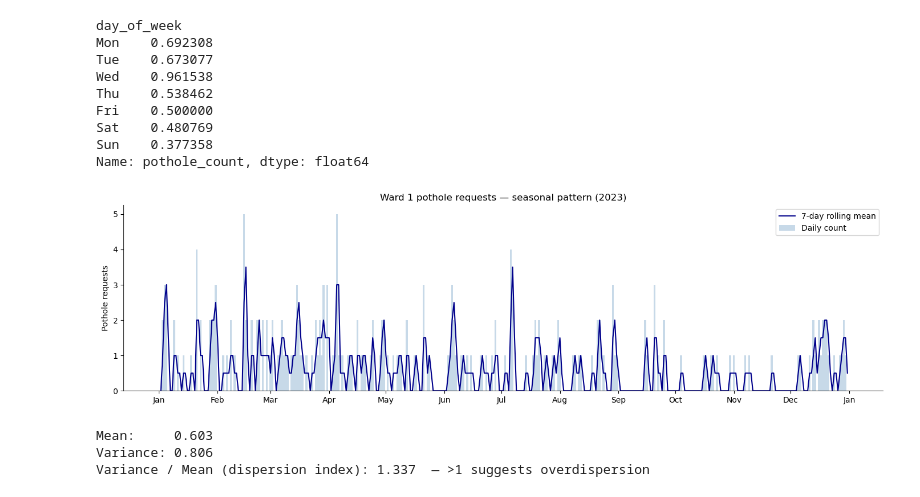
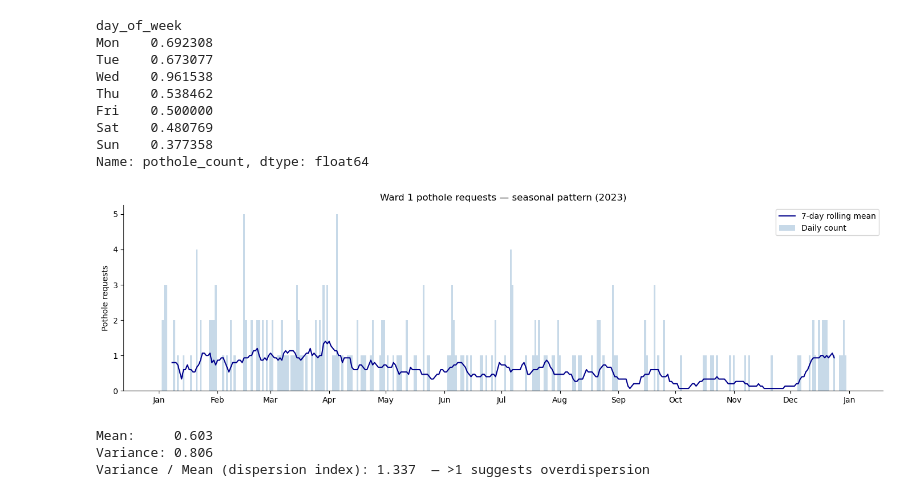
Before and after one commit to Erdos-Projects/spring-2026-dc-311, a Jupyter notebook: weather_integration_2023.ipynb, the cells around one changed output. Saved outputs shown, nothing was run; the diff lists cells and outputs as text; code cells hidden in the pictures.

```diff
--- a/weather_integration_2023.ipynb
+++ b/weather_integration_2023.ipynb
@@ -264,20 +264,20 @@ Sun    0.377358
 Name: pothole_count, dtype: float64
 # %%
 # --- Seasonal pattern: 7-day rolling mean ---
-rolling_mean = merged.set_index("date_dt")["pothole_count"].rolling(2, center=True).mean()
+rolling_mean = merged.set_index("date_dt")["pothole_count"].rolling(15, center=True).mean()
 
 fig, ax = plt.subplots(figsize=(14, 4))
 ax.bar(merged["date_dt"], merged["pothole_count"], color="steelblue", width=1, alpha=0.3, label="Daily count")
 ax.plot(rolling_mean.index, rolling_mean.values, color="darkblue", linewidth=1.5, label="7-day rolling mean")
 ax.xaxis.set_major_formatter(mdates.DateFormatter("%b"))
 ax.xaxis.set_major_locator(mdates.MonthLocator())
 ax.set_ylabel("Pothole requests")
 ax.set_title("Ward 1 pothole requests — seasonal pattern (2023)")
 ax.legend()
 plt.tight_layout()
 plt.show()
 # %% [output]
-[figure, old version]
+[figure, new version]
 # %%
 # --- Distribution of daily pothole counts (mean vs variance check) ---
 mu = merged["pothole_count"].mean()
```
Also changed, not shown: parts of 10 cells of this notebook.
